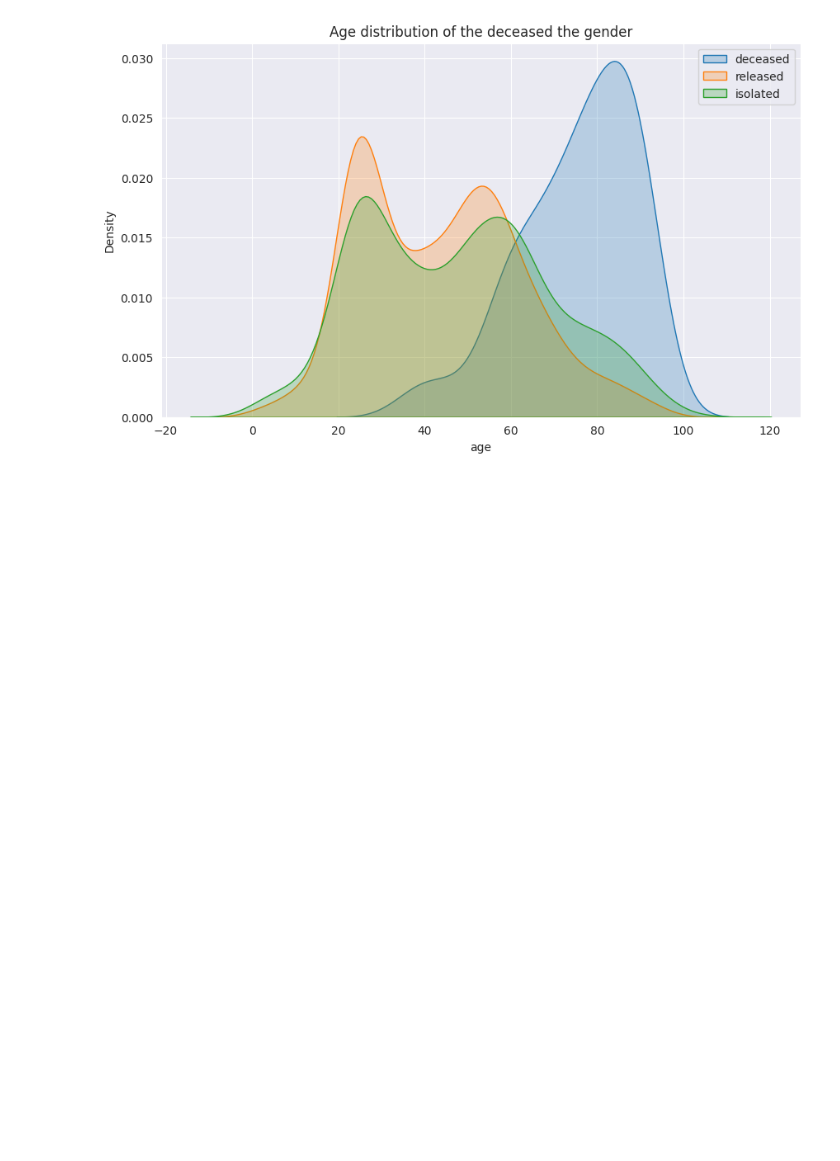
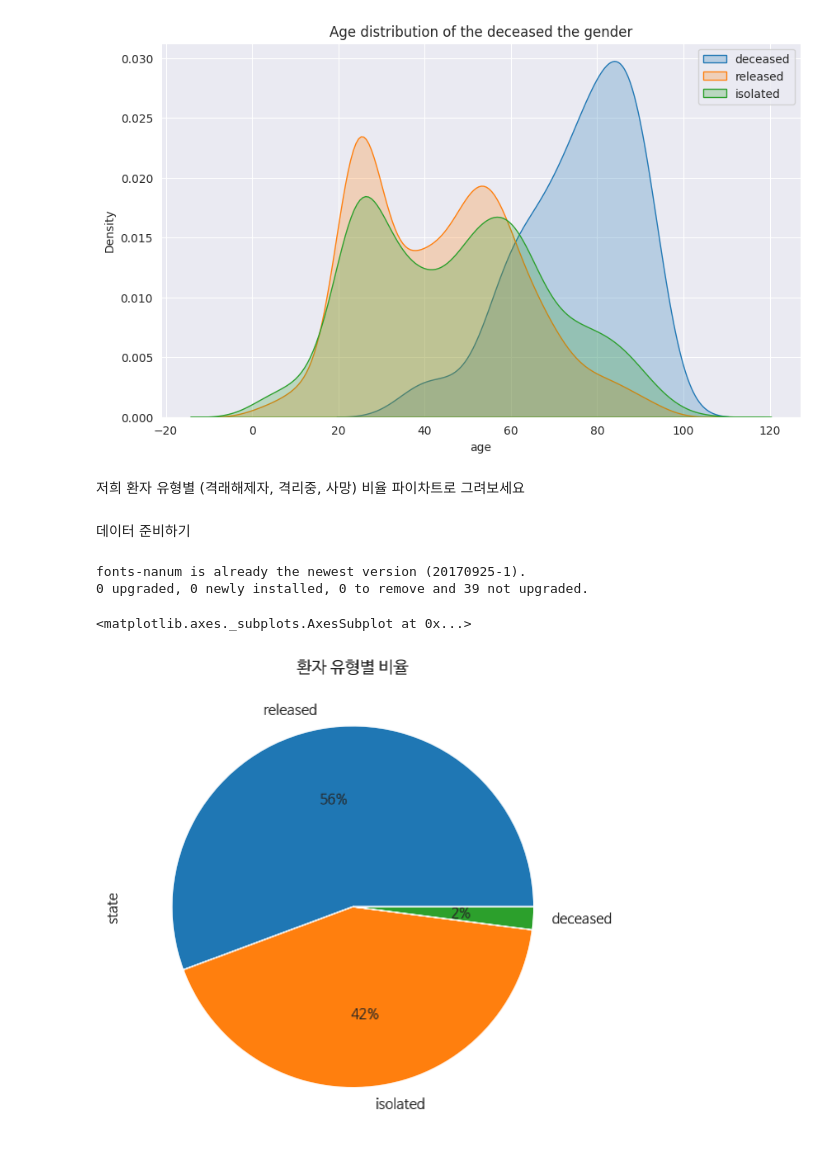
Before and after one commit to hyunwoo94/DataScience, a Jupyter notebook: COVID_19데이터_분석.ipynb, the cells around one changed output. Cells and saved outputs as stored; diff of their text form; code cells hidden in the pictures; blank space fills up the shorter version.

```diff
--- a/COVID_19데이터_분석.ipynb
+++ b/COVID_19데이터_분석.ipynb
@@ -280,3 +280,30 @@ plt.legend()
 # %% [output]
 <matplotlib.legend.Legend at 0x...>
 [figure]
+# %% [markdown]
+저희 환자 유형별 (격래해제자, 격리중, 사망) 비율 파이차트로 그려보세요
+# %% [markdown]
+데이터 준비하기
+# %%
+import matplotlib as mpl
+# 한글 깨짐 방지
+%config InlineBackend.figure_format = 'retina'
+
+!apt -qq -y install fonts-nanum
+
+import matplotlib.font_manager as fm
+
+fontpath = '/usr/share/fonts/truetype/nanum/NanumBarunGothic.ttf'
+font = fm.FontProperties(fname=fontpath, size=9)
+plt.rc('font', family='NanumBarunGothic')
+mpl.font_manager._rebuild()
+# %% [output]
+fonts-nanum is already the newest version (20170925-1).
+0 upgraded, 0 newly installed, 0 to remove and 39 not upgraded.
+# %%
+plt.figure(figsize=(10,6), dpi=100)
+plt.title("환자 유형별 비율")
+df_patient.state.value_counts().plot.pie(autopct='%1.f%%')
+# %% [output]
+<matplotlib.axes._subplots.AxesSubplot at 0x...>
+[figure, added]
```
Also changed, not shown: parts of 3 cells of this notebook.
